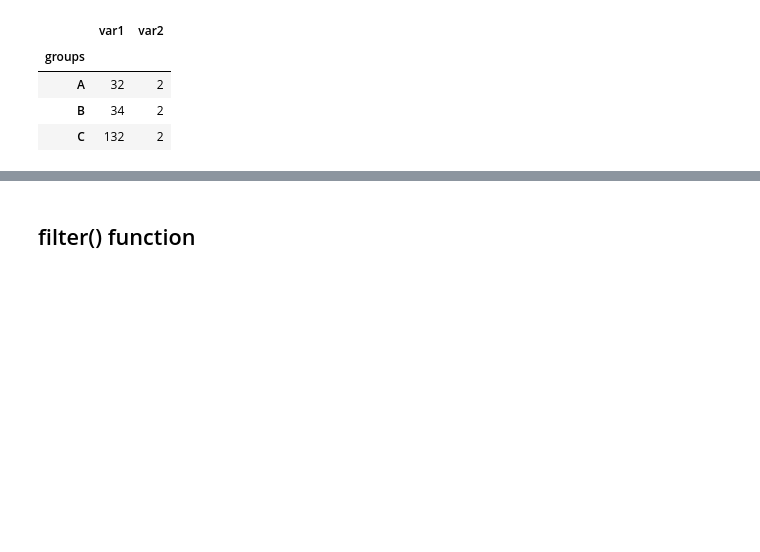
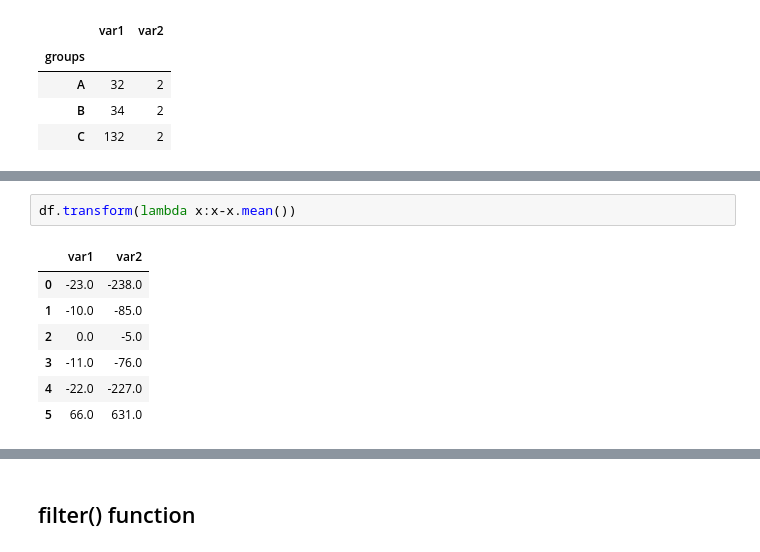
Before and after one commit to GurkanGitHub/Python, a Jupyter notebook: pandas_df_methods.ipynb, the cells around one changed output, grey strips where cells are left out. Cells and saved outputs as stored; diff of their text form; blank space fills up the shorter version.

```diff
--- a/pandas_df_methods.ipynb
+++ b/pandas_df_methods.ipynb
@@ -763,0 +852,10 @@ df.groupby(by = "groups").aggregate({"var1":"sum", "var2": "count"})
+# %%
+df.transform(lambda x:x-x.mean())
+# %% [output]
+|  | var1 | var2 |
+| 0 | -23.0 | -238.0 |
+| 1 | -10.0 | -85.0 |
+| 2 | 0.0 | -5.0 |
+| 3 | -11.0 | -76.0 |
+| 4 | -22.0 | -227.0 |
+| 5 | 66.0 | 631.0 |
```
Also changed, not shown: parts of 18 cells of this notebook.
